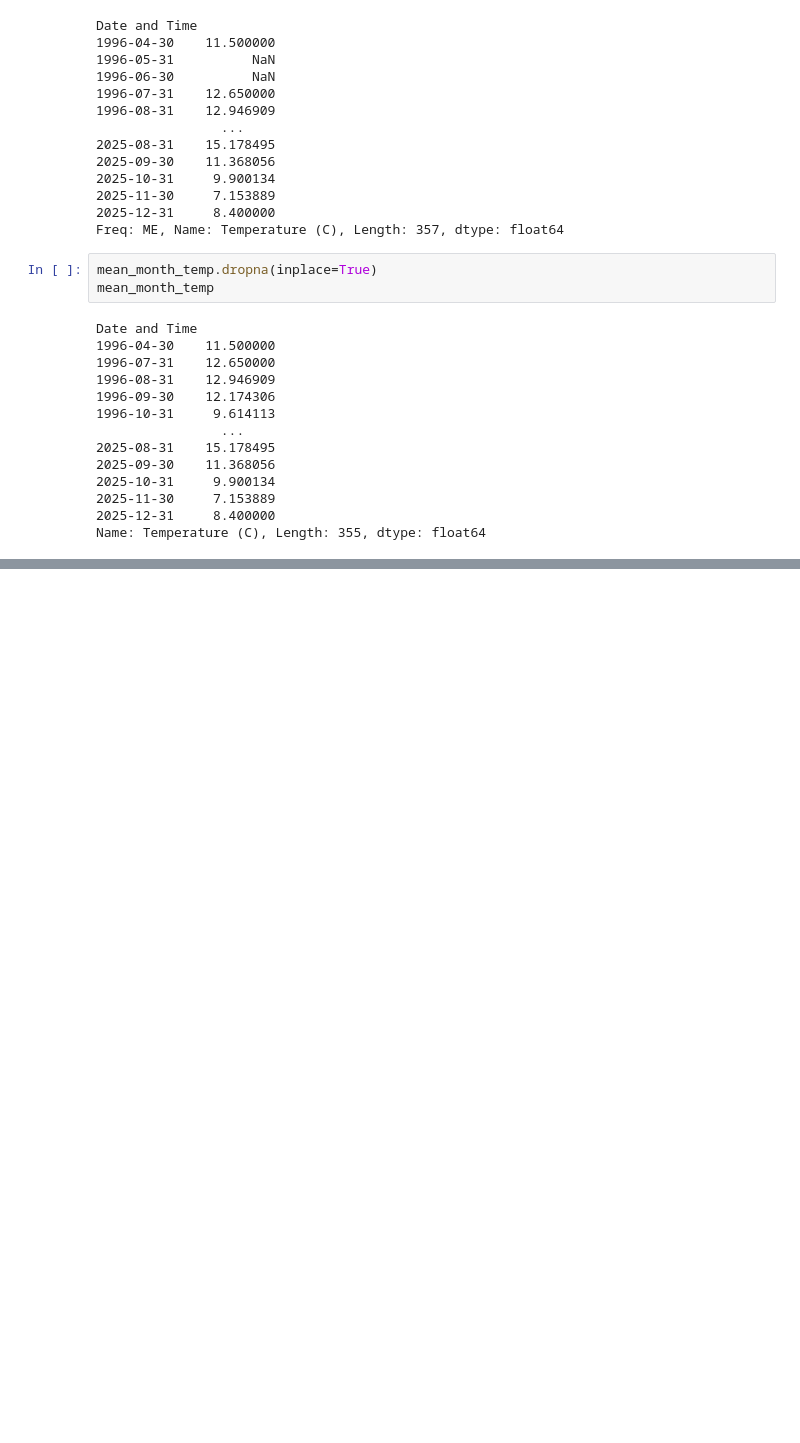
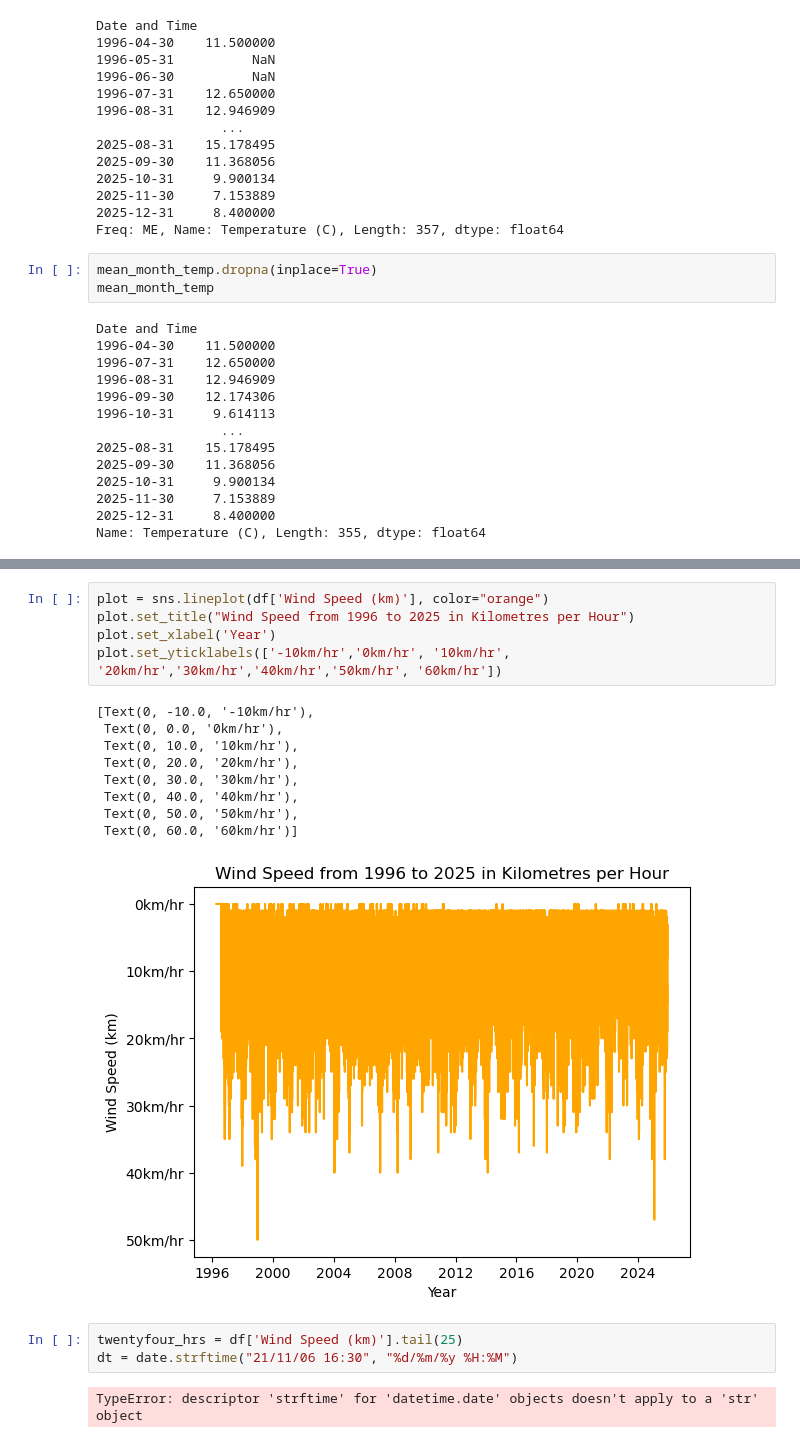
Before and after one commit to FaolanH/programming-for-data-analytics, a Jupyter notebook: pfda-assignments/assignment06_weather.ipynb, the cells around one changed output, grey strips where cells are left out. Drawn from its saved outputs; the diff is of its cells as text; blank space fills up the shorter version.

```diff
--- a/pfda-assignments/assignment06_weather.ipynb
+++ b/pfda-assignments/assignment06_weather.ipynb
@@ -386,0 +367,20 @@ meandaytemp.isnull().sum()
+# %%
+plot = sns.lineplot(df['Wind Speed (km)'], color="orange")
+plot.set_title("Wind Speed from 1996 to 2025 in Kilometres per Hour")
+plot.set_xlabel('Year')
+plot.set_yticklabels(['-10km/hr','0km/hr', '10km/hr', '20km/hr','30km/hr','40km/hr','50km/hr', '60km/hr'])
+# %% [output]
+[Text(0, -10.0, '-10km/hr'),
+ Text(0, 0.0, '0km/hr'),
+ Text(0, 10.0, '10km/hr'),
+ Text(0, 20.0, '20km/hr'),
+ Text(0, 30.0, '30km/hr'),
+ Text(0, 40.0, '40km/hr'),
+ Text(0, 50.0, '50km/hr'),
+ Text(0, 60.0, '60km/hr')]
+[figure, added]
+# %%
+twentyfour_hrs = df['Wind Speed (km)'].tail(25)
+dt = date.strftime("21/11/06 16:30", "%d/%m/%y %H:%M")
+# %% [output]
+TypeError: descriptor 'strftime' for 'datetime.date' objects doesn't apply to a 'str' object
```
Also changed, not shown: parts of 23 cells of this notebook.
